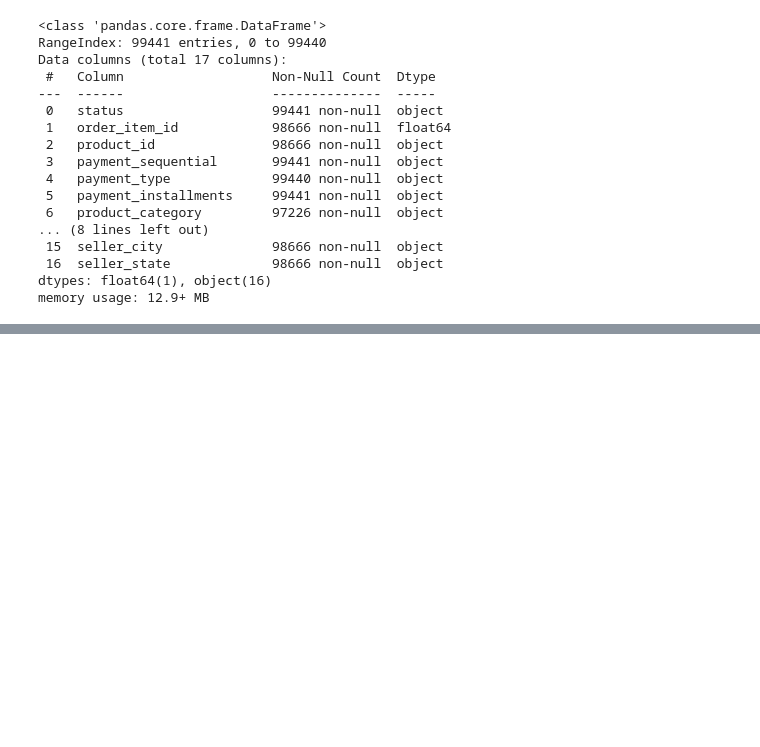
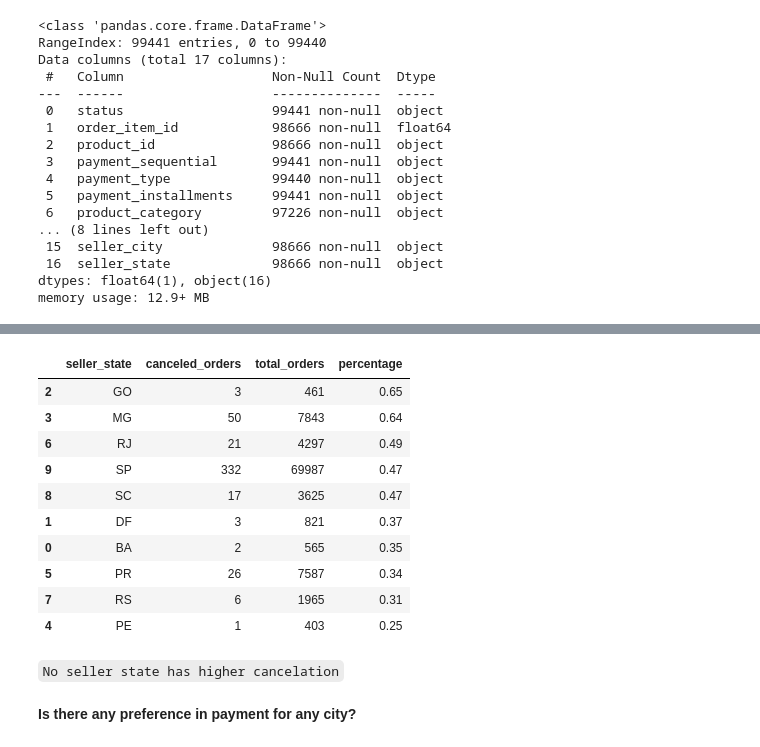
Before and after one commit to IamRaNo/Elevvo_Internship, a Jupyter notebook: Task-9/sales_data_analysis.ipynb, the cells around one changed output, grey strips where cells are left out. Cells and saved outputs as stored; diff of their text form; code cells hidden in the pictures; blank space fills up the shorter version.

```diff
--- a/Task-9/sales_data_analysis.ipynb
+++ b/Task-9/sales_data_analysis.ipynb
@@ -1666,0 +1688,21 @@ memory usage: 12.9+ MB
+# %%
+seller_state_with_canceled_orders=data[data['status']=='canceled'].groupby('seller_state').size().reset_index(name='canceled_orders').merge(data.groupby('seller_state').size().reset_index(name='total_orders'),on='seller_state',how='left')
+# %%
+seller_state_with_canceled_orders['percentage']=((seller_state_with_canceled_orders['canceled_orders']/seller_state_with_canceled_orders['total_orders'])*100).round(2)
+seller_state_with_canceled_orders.sort_values(by=['percentage','total_orders'],ascending=False).head(10)
+# %% [output]
+|  | seller_state | canceled_orders | total_orders | percentage |
+| 2 | GO | 3 | 461 | 0.65 |
+| 3 | MG | 50 | 7843 | 0.64 |
+| 6 | RJ | 21 | 4297 | 0.49 |
+| 9 | SP | 332 | 69987 | 0.47 |
+| 8 | SC | 17 | 3625 | 0.47 |
+| 1 | DF | 3 | 821 | 0.37 |
+| 0 | BA | 2 | 565 | 0.35 |
+| 5 | PR | 26 | 7587 | 0.34 |
+| 7 | RS | 6 | 1965 | 0.31 |
+| 4 | PE | 1 | 403 | 0.25 |
+# %% [markdown]
+`No seller state has higher cancelation`
+# %% [markdown]
+**Is there any preference in payment for any city?**
```
Also changed, not shown: parts of 25 cells of this notebook, 3 other files.
